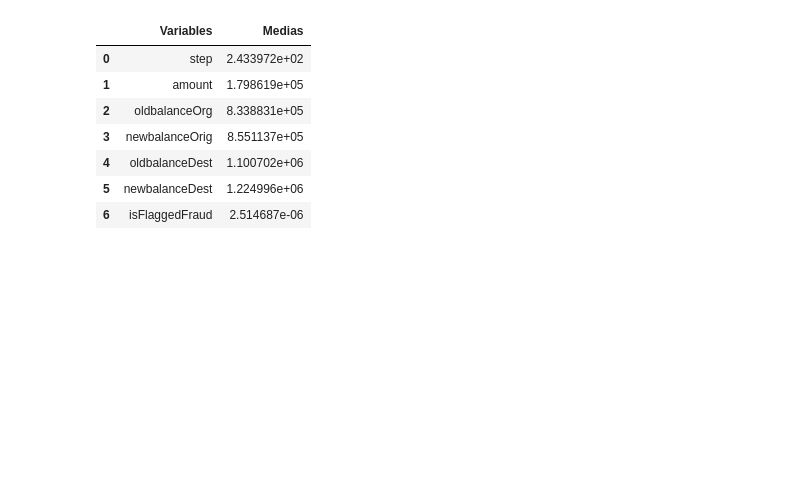
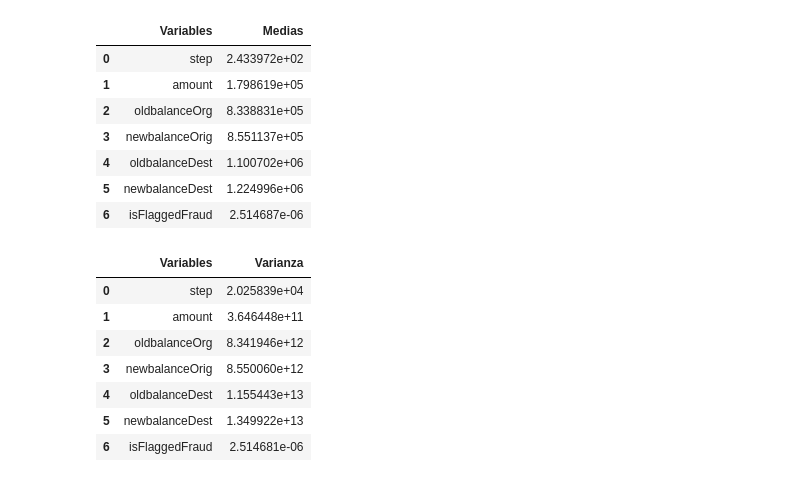
Before and after one commit to Isaias951017/Trabajo-Final-1, a Jupyter notebook: Notebook/analisis.ipynb, the cells around one changed output. Saved outputs shown, nothing was run; the diff lists cells and outputs as text; code cells hidden in the pictures; blank space fills up the shorter version.

```diff
--- a/Notebook/analisis.ipynb
+++ b/Notebook/analisis.ipynb
@@ -213,3 +226,16 @@ Medias
 | 4 | oldbalanceDest | 1.100702e+06 |
 | 5 | newbalanceDest | 1.224996e+06 |
 | 6 | isFlaggedFraud | 2.514687e-06 |
+# %%
+Varianza= pd.DataFrame(transacciones.select_dtypes(include='number').var()).reset_index()
+Varianza.columns=['Variables','Varianza']
+Varianza
+# %% [output]
+|  | Variables | Varianza |
+| 0 | step | 2.025839e+04 |
+| 1 | amount | 3.646448e+11 |
+| 2 | oldbalanceOrg | 8.341946e+12 |
+| 3 | newbalanceOrig | 8.550060e+12 |
+| 4 | oldbalanceDest | 1.155443e+13 |
+| 5 | newbalanceDest | 1.349922e+13 |
+| 6 | isFlaggedFraud | 2.514681e-06 |
```
Also changed, not shown: parts of 5 cells of this notebook.
